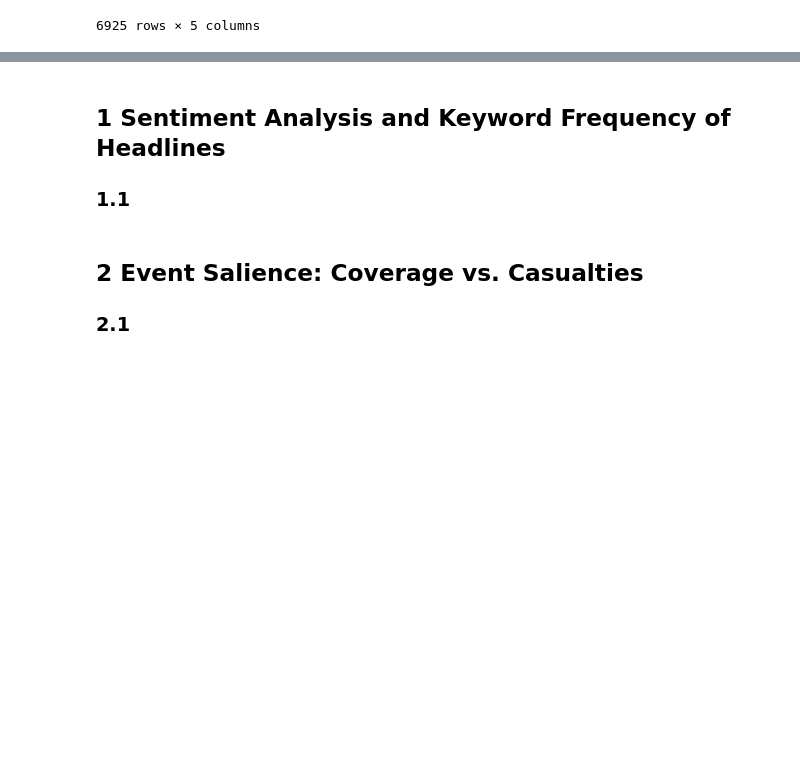
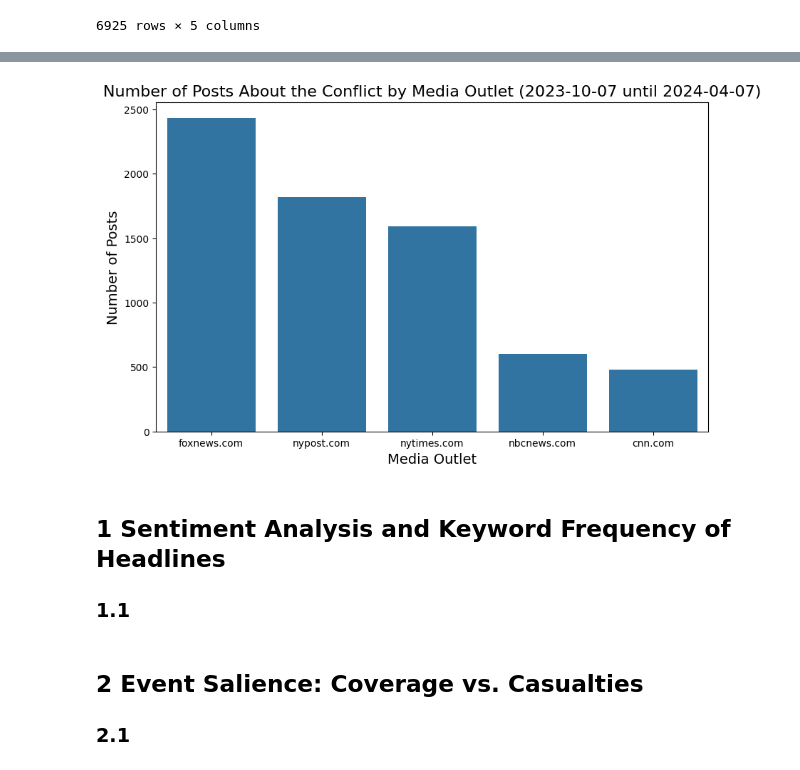
Before and after one commit to tinasophie15/FCSS-Project-Group-10, a Jupyter notebook: code/group10.ipynb, the cells around one changed output, grey strips where cells are left out. Drawn from its saved outputs; the diff is of its cells as text; code cells hidden in the pictures; blank space fills up the shorter version.

Commit message:
added plot to see how many posts the medias have

```diff
--- a/code/group10.ipynb
+++ b/code/group10.ipynb
@@ -91,3 +96,16 @@ data_cleaned
+# %%
+# Count the number of posts for each media outlet
+media_counts = data_cleaned['Media Name'].value_counts()
+
+plt.figure(figsize=(10, 6))
+sns.barplot(x=media_counts.index, y=media_counts.values)
+
+plt.xlabel("Media Outlet", fontsize=14)
+plt.ylabel("Number of Posts", fontsize=14)
+plt.title("Number of Posts About the Conflict by Media Outlet (2023-10-07 until 2024-04-07)", fontsize=16)
+plt.show()
+# %% [output]
+[figure, added]
 # %% [markdown]
 ## 1 Sentiment Analysis and Keyword Frequency of Headlines
 
```
Also changed, not shown: parts of 3 cells of this notebook.
